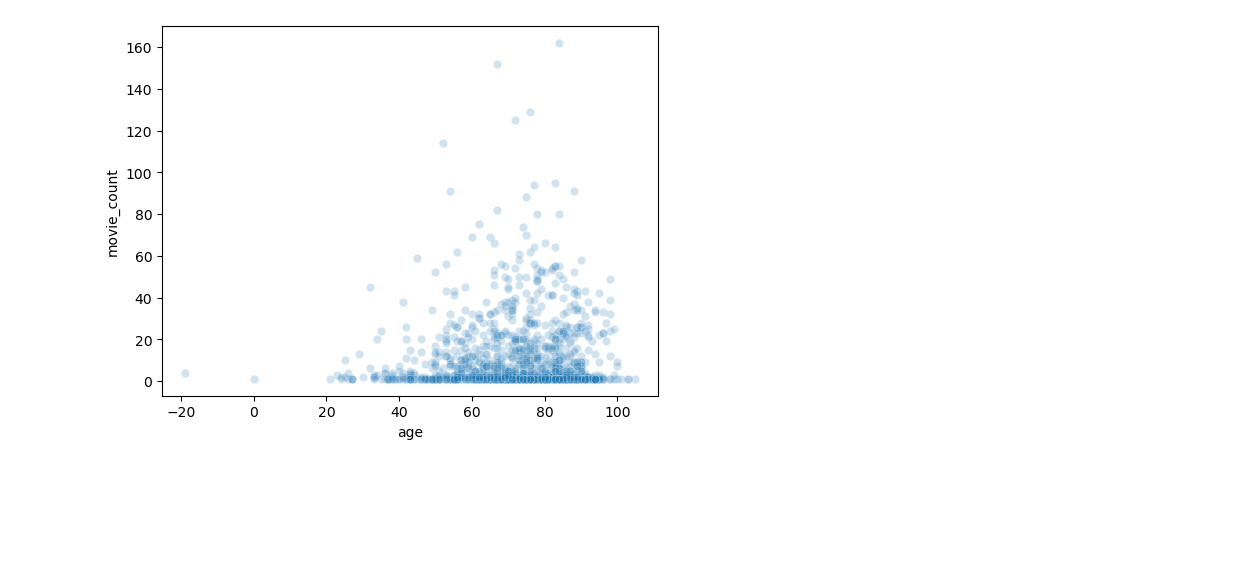
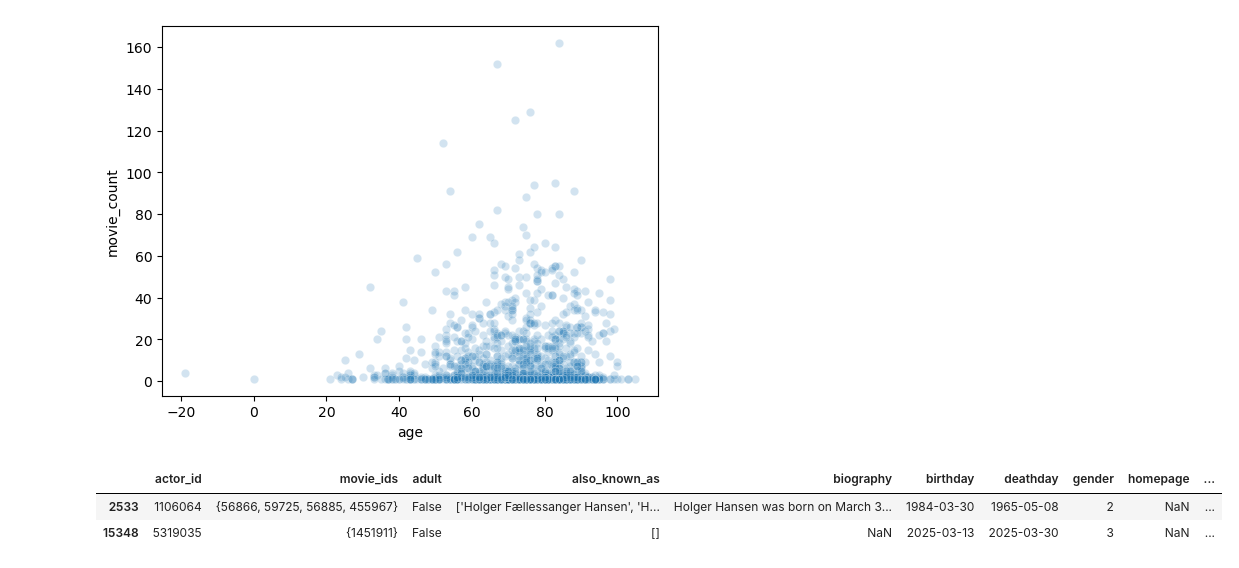
Before and after one commit to pbollhorn/bi-group-5-and-9, a Jupyter notebook: mp3/linear_regression.ipynb, the cells around one changed output. Drawn from its saved outputs; the diff is of its cells as text; code cells hidden in the pictures; blank space fills up the shorter version.

```diff
--- a/mp3/linear_regression.ipynb
+++ b/mp3/linear_regression.ipynb
@@ -137,3 +137,10 @@ sns.scatterplot(data=danish_actors, x='age', y='movie_count', alpha=0.2)
 # %% [output]
 <Axes: xlabel='age', ylabel='movie_count'>
 [figure]
+# %%
+invalid_actors = danish_actors[danish_actors["age"] <= 0]
+invalid_actors
+# %% [output]
+|  | actor_id | movie_ids | adult | also_known_as | biography | birthday | deathday | gender | homepage | ... |
+| 2533 | 1106064 | {56866, 59725, 56885, 455967} | False | ['Holger Fællessanger Hansen', 'H... | Holger Hansen was born on March 3... | 1984-03-30 | 1965-05-08 | 2 | NaN | ... |
+| 15348 | 5319035 | {1451911} | False | [] | NaN | 2025-03-13 | 2025-03-30 | 3 | NaN | ... |
```
